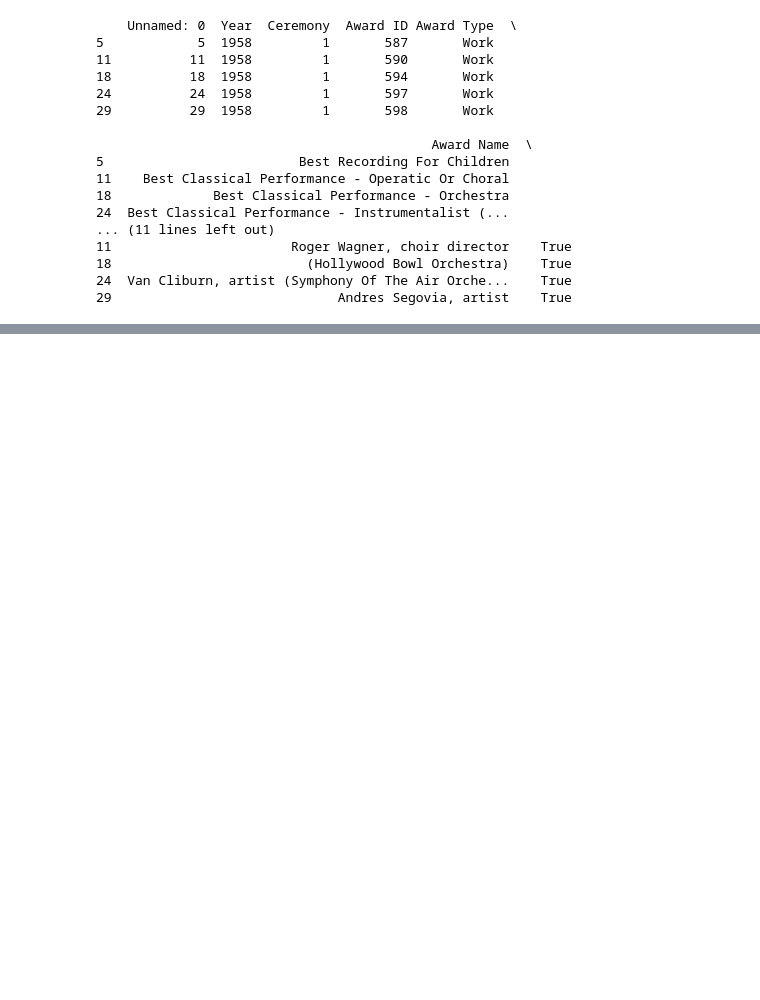
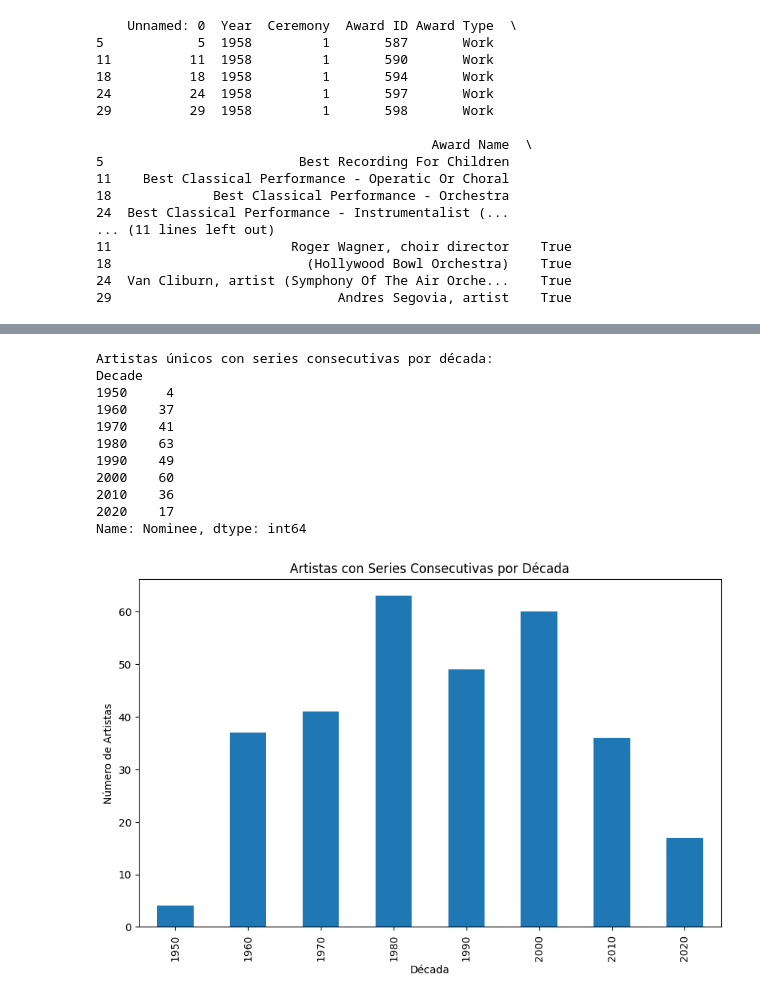
Before and after one commit to developreiloyo/NP_PD, a Jupyter notebook: Grammys.ipynb, the cells around one changed output, grey strips where cells are left out. Saved outputs shown, nothing was run; the diff lists cells and outputs as text; code cells hidden in the pictures; blank space fills up the shorter version.

Commit message:
Analisis completo

```diff
--- a/Grammys.ipynb
+++ b/Grammys.ipynb
@@ -68,0 +91,22 @@ print(df_winners.head())
+# %%
+#Género vs Ganadores
+    #• ¿Algunos géneros tienen más probabilidades de ganar?
+    #• ¿Cómo ha evolucionado la representación de géneros musicales?
+# Función para extraer el género de Award Name
+def extract_genre(award_name):
+    # Lista de géneros comunes
+    genres = ["Rock", "Pop", "Jazz", "Classical", "R&B", "Hip-Hop", "Country"]
+
+    for genre in genres:
+        if genre in award_name:
+            return genre
+    return "Other"  # Si no se encuentra ningún género conocido
+
+# Aplicar la función a la columna 'Award Name'
+df['genre'] = df['Award Name'].apply(extract_genre)
+
+# Verificar los primeros valores de la nueva columna 'genre'
+print(df[['Award Name', 'genre']].head())
+# Contar los ganadores por género
+genre_winners = df[df['Winner'] == True].groupby('genre')['Winner'].sum().sort_values(ascending=False)
+print(genre_winners)
@@ -68,0 +211,33 @@ print(df_winners.head())
+# %%
+# Analisis por decadas
+
+# Agregar columna de década
+consecutive_wins['Decade'] = (consecutive_wins['Year'] // 10) * 10
+
+# Contar artistas únicos por década
+artists_per_decade = consecutive_wins.groupby('Decade')['Nominee'].nunique()
+
+# Mostrar resultados
+print("Artistas únicos con series consecutivas por década:")
+print(artists_per_decade)
+
+# Graficar
+plt.figure(figsize=(10, 6))
+artists_per_decade.plot(kind='bar')
+plt.title('Artistas con Series Consecutivas por Década')
+plt.xlabel('Década')
+plt.ylabel('Número de Artistas')
+plt.show()
+# %% [output]
+Artistas únicos con series consecutivas por década:
+Decade
+1950     4
+1960    37
+1970    41
+1980    63
+1990    49
+2000    60
+2010    36
+2020    17
+Name: Nominee, dtype: int64
+[figure, added]
```
Also changed, not shown: parts of 9 cells of this notebook.
